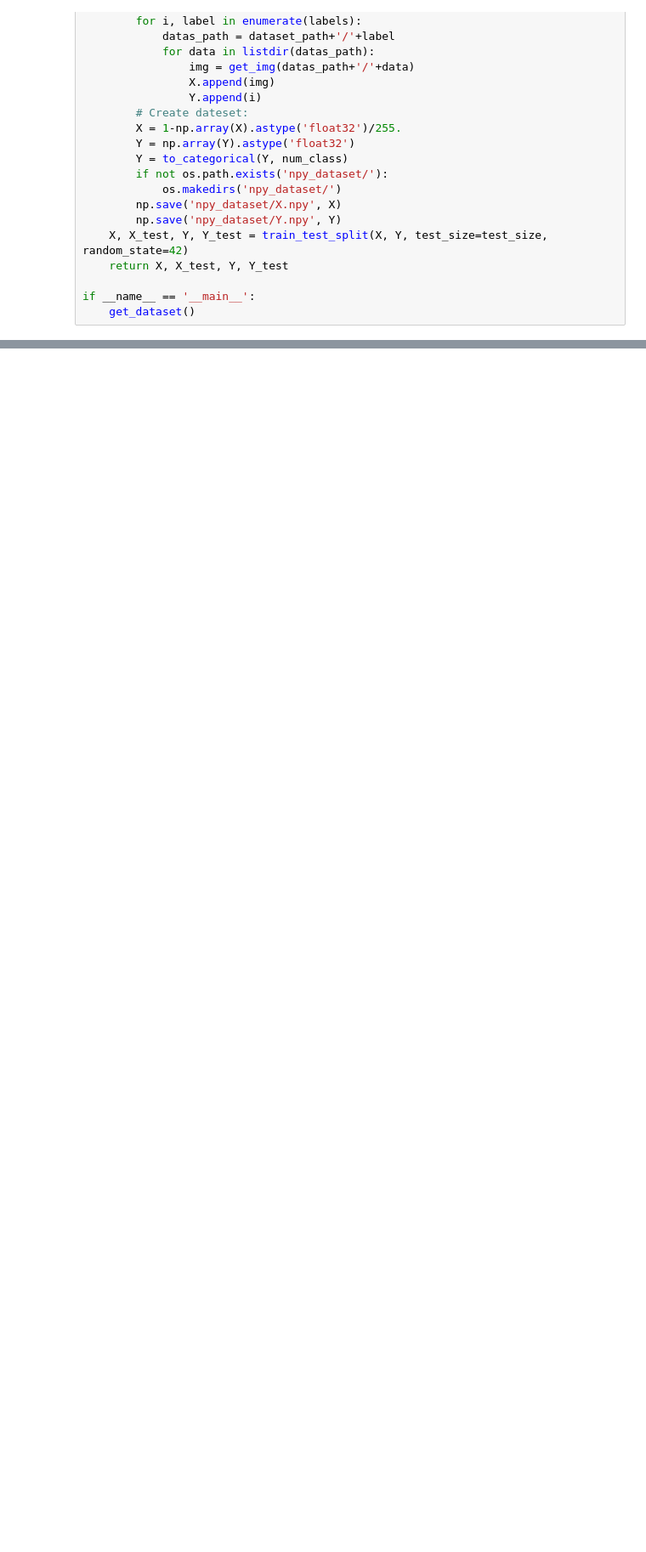
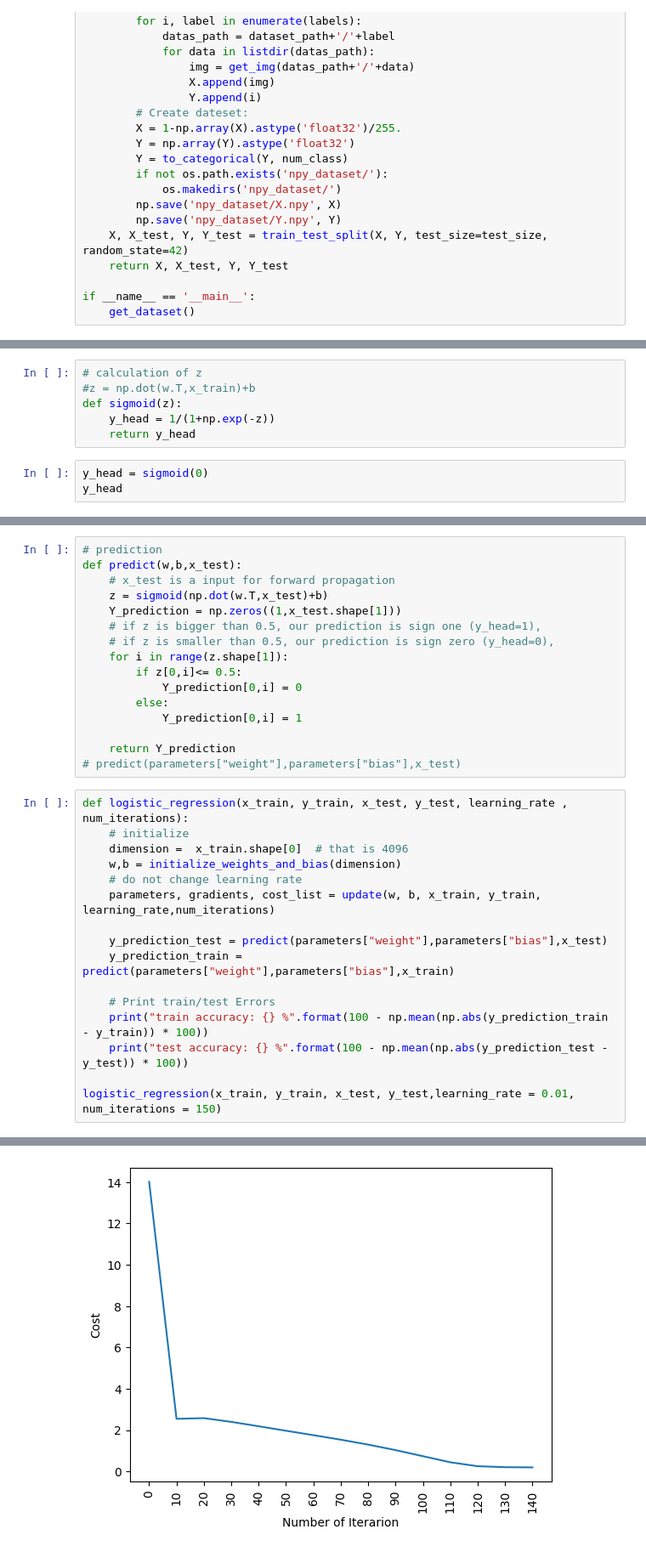
Before and after one commit to rahmanziaur/GradThesisICT18-Colab, a Jupyter notebook: DL_SignDataset1Aug20.ipynb, the cells around one changed output, grey strips where cells are left out. Shown: that part at 85% size. Drawn from its saved outputs; the diff is of its cells as text; blank space fills up the shorter version.

```diff
--- a/DL_SignDataset1Aug20.ipynb
+++ b/DL_SignDataset1Aug20.ipynb
@@ -55,0 +182,9 @@ if __name__ == '__main__':
+# %%
+# calculation of z
+#z = np.dot(w.T,x_train)+b
+def sigmoid(z):
+    y_head = 1/(1+np.exp(-z))
+    return y_head
+# %%
+y_head = sigmoid(0)
+y_head
@@ -55,0 +246,33 @@ if __name__ == '__main__':
+# %%
+# prediction
+def predict(w,b,x_test):
+    # x_test is a input for forward propagation
+    z = sigmoid(np.dot(w.T,x_test)+b)
+    Y_prediction = np.zeros((1,x_test.shape[1]))
+    # if z is bigger than 0.5, our prediction is sign one (y_head=1),
+    # if z is smaller than 0.5, our prediction is sign zero (y_head=0),
+    for i in range(z.shape[1]):
+        if z[0,i]<= 0.5:
+            Y_prediction[0,i] = 0
+        else:
+            Y_prediction[0,i] = 1
+
+    return Y_prediction
+# predict(parameters["weight"],parameters["bias"],x_test)
+# %%
+def logistic_regression(x_train, y_train, x_test, y_test, learning_rate ,  num_iterations):
+    # initialize
+    dimension =  x_train.shape[0]  # that is 4096
+    w,b = initialize_weights_and_bias(dimension)
+    # do not change learning rate
+    parameters, gradients, cost_list = update(w, b, x_train, y_train, learning_rate,num_iterations)
+
+    y_prediction_test = predict(parameters["weight"],parameters["bias"],x_test)
+    y_prediction_train = predict(parameters["weight"],parameters["bias"],x_train)
+
+    # Print train/test Errors
+    print("train accuracy: {} %".format(100 - np.mean(np.abs(y_prediction_train - y_train)) * 100))
+    print("test accuracy: {} %".format(100 - np.mean(np.abs(y_prediction_test - y_test)) * 100))
+
+logistic_regression(x_train, y_train, x_test, y_test,learning_rate = 0.01, num_iterations = 150)
+# %% [output]
@@ -55,0 +294 @@ if __name__ == '__main__':
+[figure, added]
```
Also changed, not shown: parts of 15 cells of this notebook.
